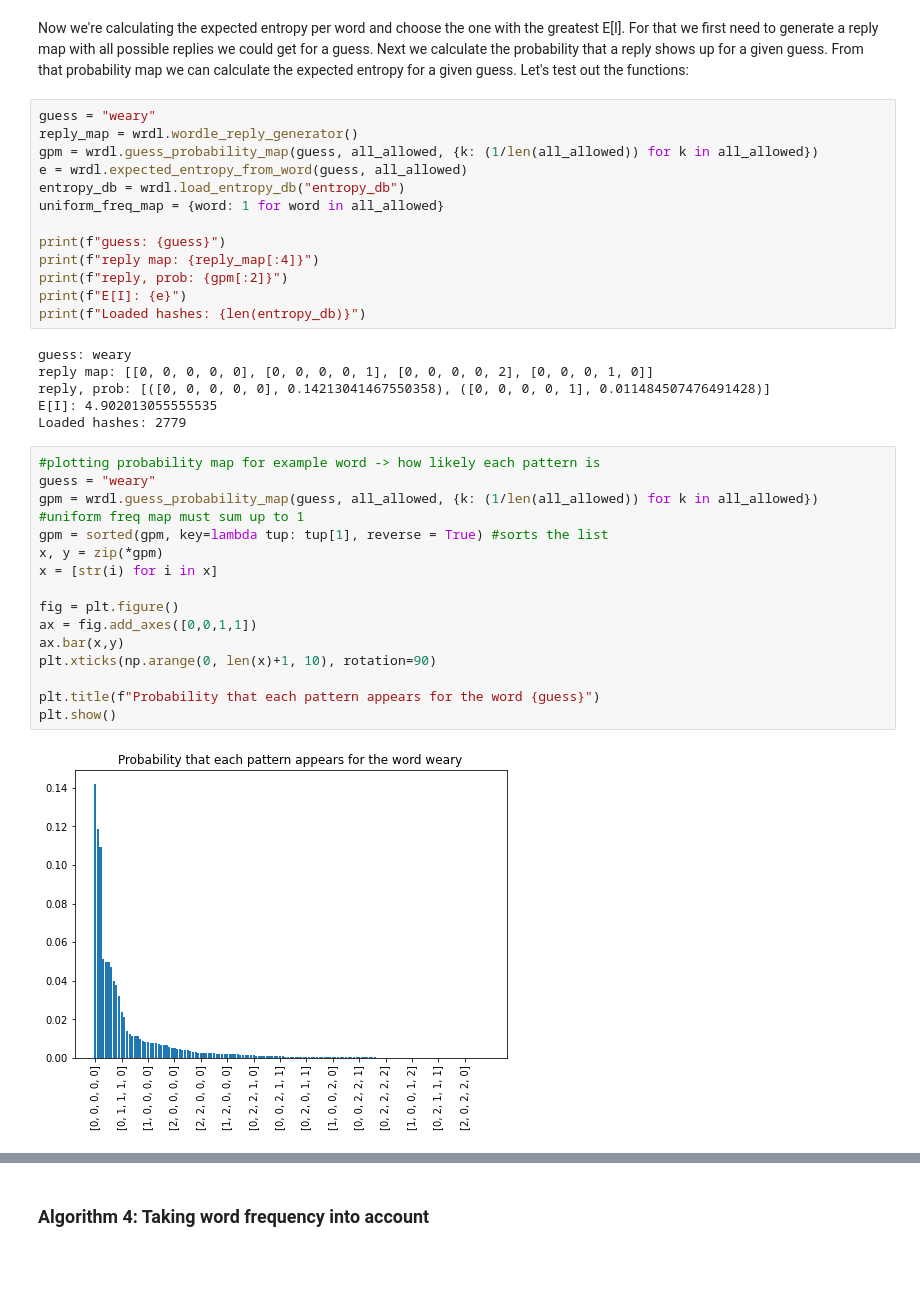
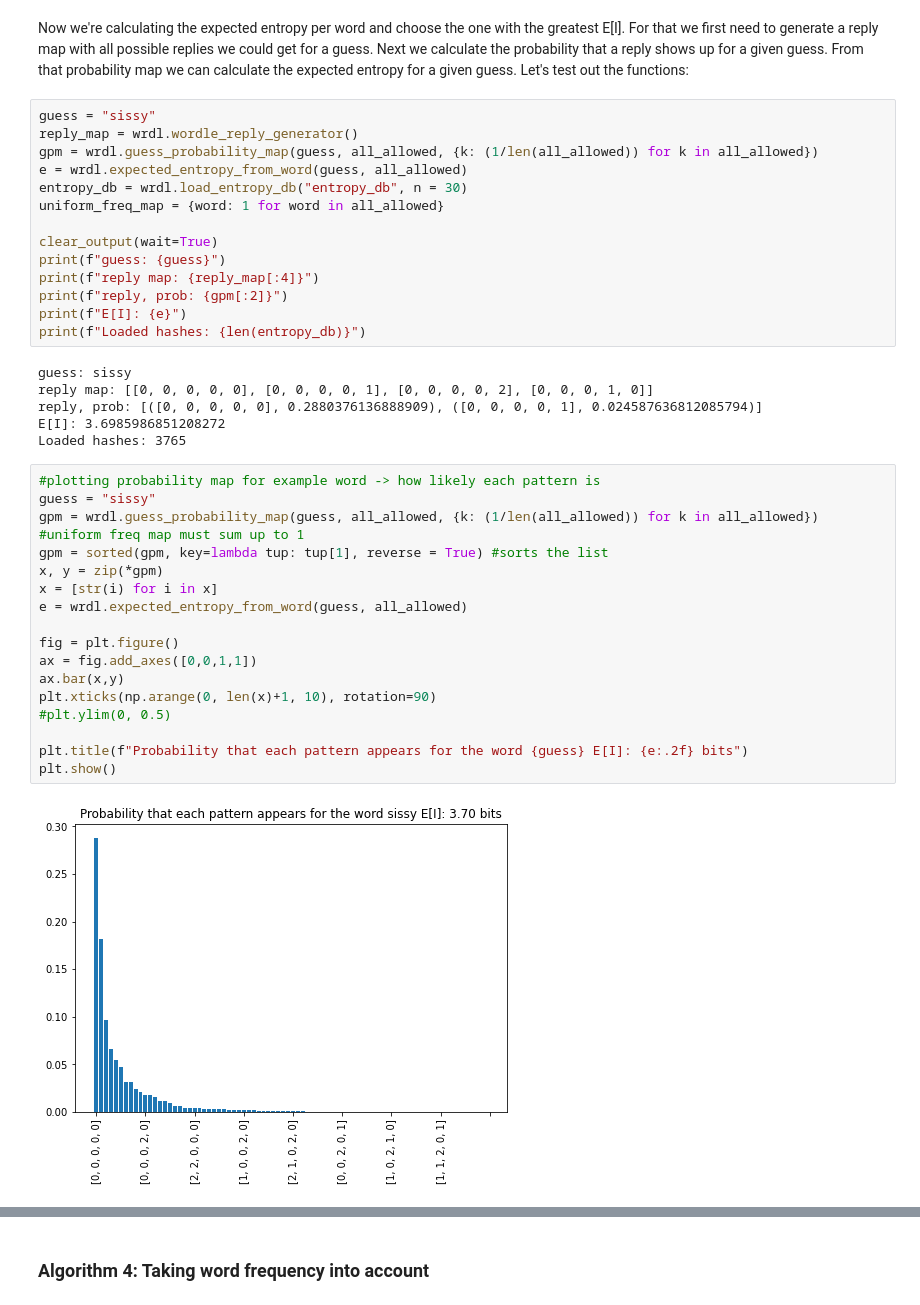
Before and after one commit to loss-given-default/Wordle, a Jupyter notebook: Wodle.ipynb, the cells around one changed output, grey strips where cells are left out. Saved outputs shown, nothing was run; the diff lists cells and outputs as text; blank space fills up the shorter version.

```diff
--- a/Wodle.ipynb
+++ b/Wodle.ipynb
@@ -105,38 +84,41 @@ Number of losses:               240 = 10.39%
 Now we're calculating the expected entropy per word and choose the one with the greatest E[I]. For that we first need to generate a reply map with all possible replies we could get for a guess. Next we calculate the probability that a reply shows up for a given guess. From that
 probability map we can calculate the expected entropy for a given guess. Let's test out the functions:
 # %%
-guess = "weary"
+guess = "sissy"
 reply_map = wrdl.wordle_reply_generator()
 gpm = wrdl.guess_probability_map(guess, all_allowed, {k: (1/len(all_allowed)) for k in all_allowed})
 e = wrdl.expected_entropy_from_word(guess, all_allowed)
-entropy_db = wrdl.load_entropy_db("entropy_db")
+entropy_db = wrdl.load_entropy_db("entropy_db", n = 30)
 uniform_freq_map = {word: 1 for word in all_allowed}
 
+clear_output(wait=True)
 print(f"guess: {guess}")
 print(f"reply map: {reply_map[:4]}")
 print(f"reply, prob: {gpm[:2]}")
 print(f"E[I]: {e}")
 print(f"Loaded hashes: {len(entropy_db)}")
 # %% [output]
-guess: weary
+guess: sissy
 reply map: [[0, 0, 0, 0, 0], [0, 0, 0, 0, 1], [0, 0, 0, 0, 2], [0, 0, 0, 1, 0]]
-reply, prob: [([0, 0, 0, 0, 0], 0.14213041467550358), ([0, 0, 0, 0, 1], 0.011484507476491428)]
-E[I]: 4.902013055555535
-Loaded hashes: 2779
+reply, prob: [([0, 0, 0, 0, 0], 0.2880376136888909), ([0, 0, 0, 0, 1], 0.024587636812085794)]
+E[I]: 3.6985986851208272
+Loaded hashes: 3765
 # %%
 #plotting probability map for example word -> how likely each pattern is
-guess = "weary"
+guess = "sissy"
 gpm = wrdl.guess_probability_map(guess, all_allowed, {k: (1/len(all_allowed)) for k in all_allowed}) #uniform freq map must sum up to 1
 gpm = sorted(gpm, key=lambda tup: tup[1], reverse = True) #sorts the list
 x, y = zip(*gpm)
 x = [str(i) for i in x]
+e = wrdl.expected_entropy_from_word(guess, all_allowed)
 
 fig = plt.figure()
 ax = fig.add_axes([0,0,1,1])
 ax.bar(x,y)
 plt.xticks(np.arange(0, len(x)+1, 10), rotation=90)
+#plt.ylim(0, 0.5)
 
-plt.title(f"Probability that each pattern appears for the word {guess}")
+plt.title(f"Probability that each pattern appears for the word {guess} E[I]: {e:.2f} bits")
 plt.show()
 # %% [output]
-[figure, old version]
+[figure, new version]
```
Also changed, not shown: parts of 22 cells of this notebook, 3 other files.
